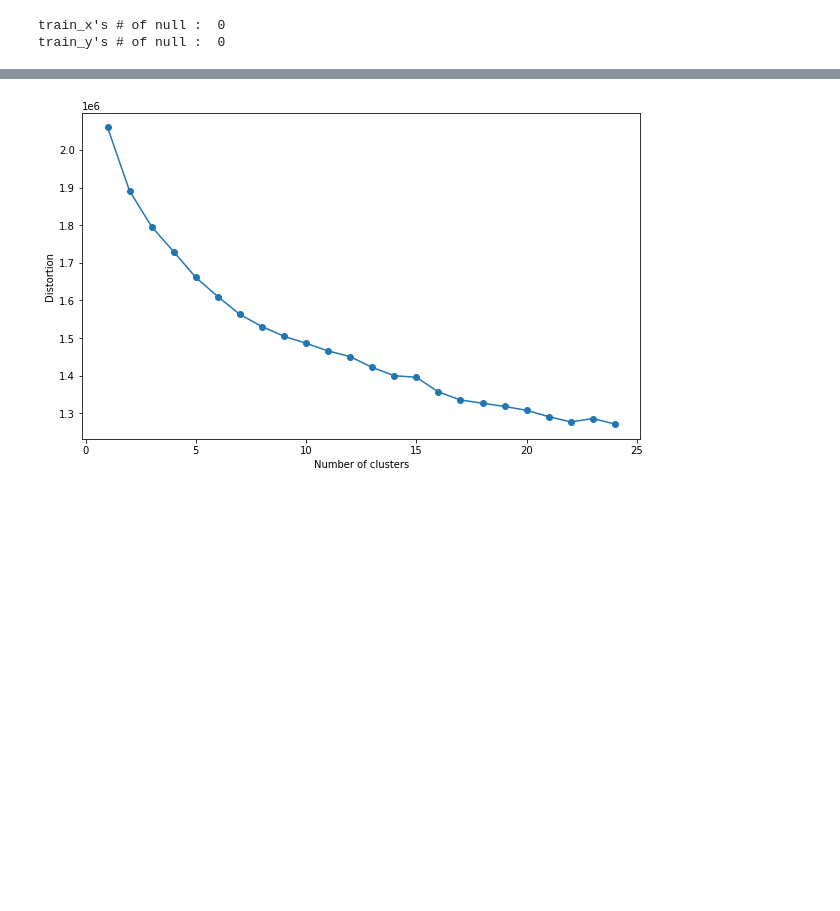
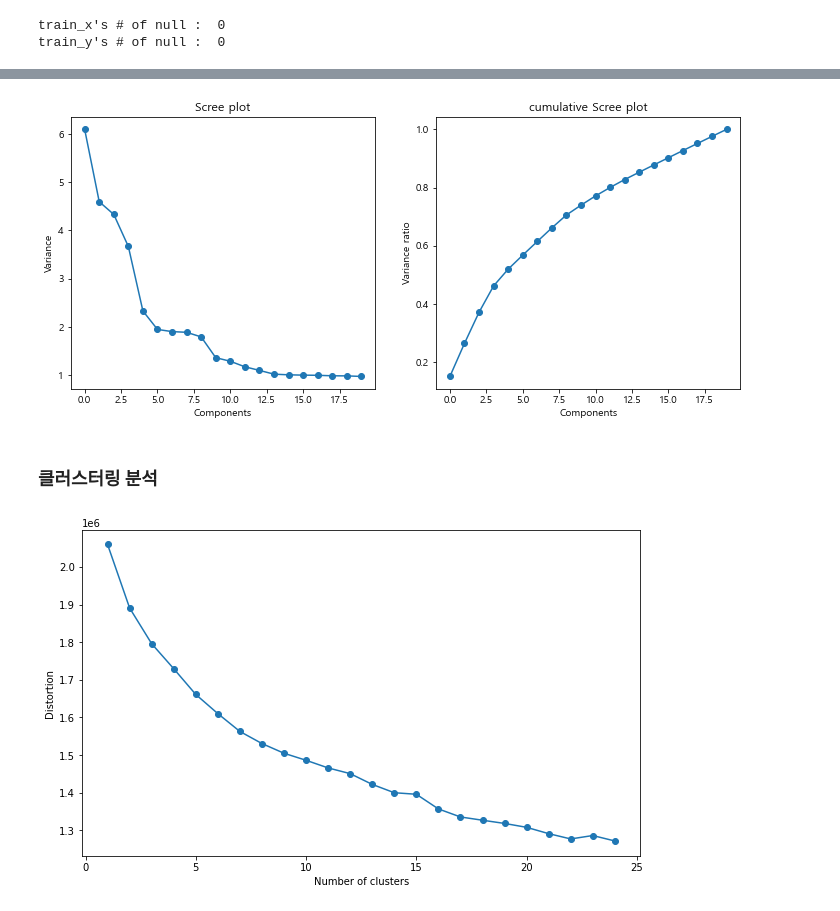
Before and after one commit to Hyunseo-BA/Dacon, a Jupyter notebook: Check_data.ipynb, the cells around one changed output, grey strips where cells are left out. Drawn from its saved outputs; the diff is of its cells as text; code cells hidden in the pictures; blank space fills up the shorter version.

```diff
--- a/Check_data.ipynb
+++ b/Check_data.ipynb
@@ -106,0 +374,8 @@ train_x_scl
+# %%
+from sklearn.decomposition import PCA
+
+pca = PCA(n_components=20)
+pc = pca.fit_transform(train_x_scl)
+pc_df = pd.DataFrame(pc)
+
+pc_df
@@ -107,3 +396,21 @@ train_x_scl
+# %%
+plt.figure(figsize=(12,5))
+plt.subplot(121)
+plt.plot(pc_df.var(), 'o-')
+plt.title('Scree plot')
+plt.xlabel('Components')
+plt.ylabel('Variance')
+
+plt.subplot(122)
+plt.plot(np.cumsum(pc_df.var())/np.cumsum(pc_df.var()).max(), 'o-')
+plt.title('cumulative Scree plot')
+plt.xlabel('Components')
+plt.ylabel('Variance ratio')
+plt.show()
+# %% [output]
+[figure, added]
+# %% [markdown]
+### 클러스터링 분석
 # %%
 # k-means Clustering
 from sklearn.cluster import KMeans
```
Also changed, not shown: parts of 45 cells of this notebook, 3 other files.
